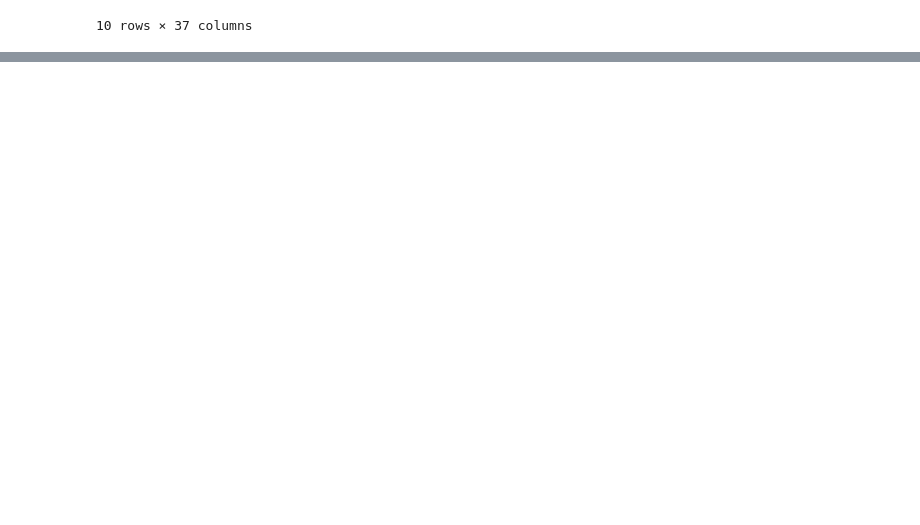
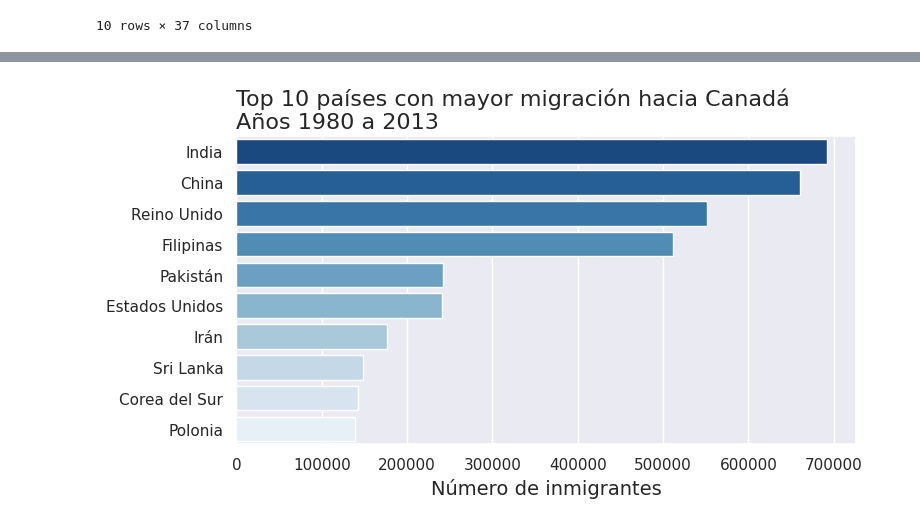
Before and after one commit to Goyo0117970/Visualizaci-n, a Jupyter notebook: visualizacion_de_datos_con_python.ipynb, the cells around one changed output, grey strips where cells are left out. Cells and saved outputs as stored; diff of their text form; code cells hidden in the pictures; blank space fills up the shorter version.

```diff
--- a/visualizacion_de_datos_con_python.ipynb
+++ b/visualizacion_de_datos_con_python.ipynb
@@ -373,0 +401,4 @@ plt.show()
+# %%
+generar_grafico('Blues_r')
+# %% [output]
+[figure, added]
```
Also changed, not shown: parts of 6 cells of this notebook.
